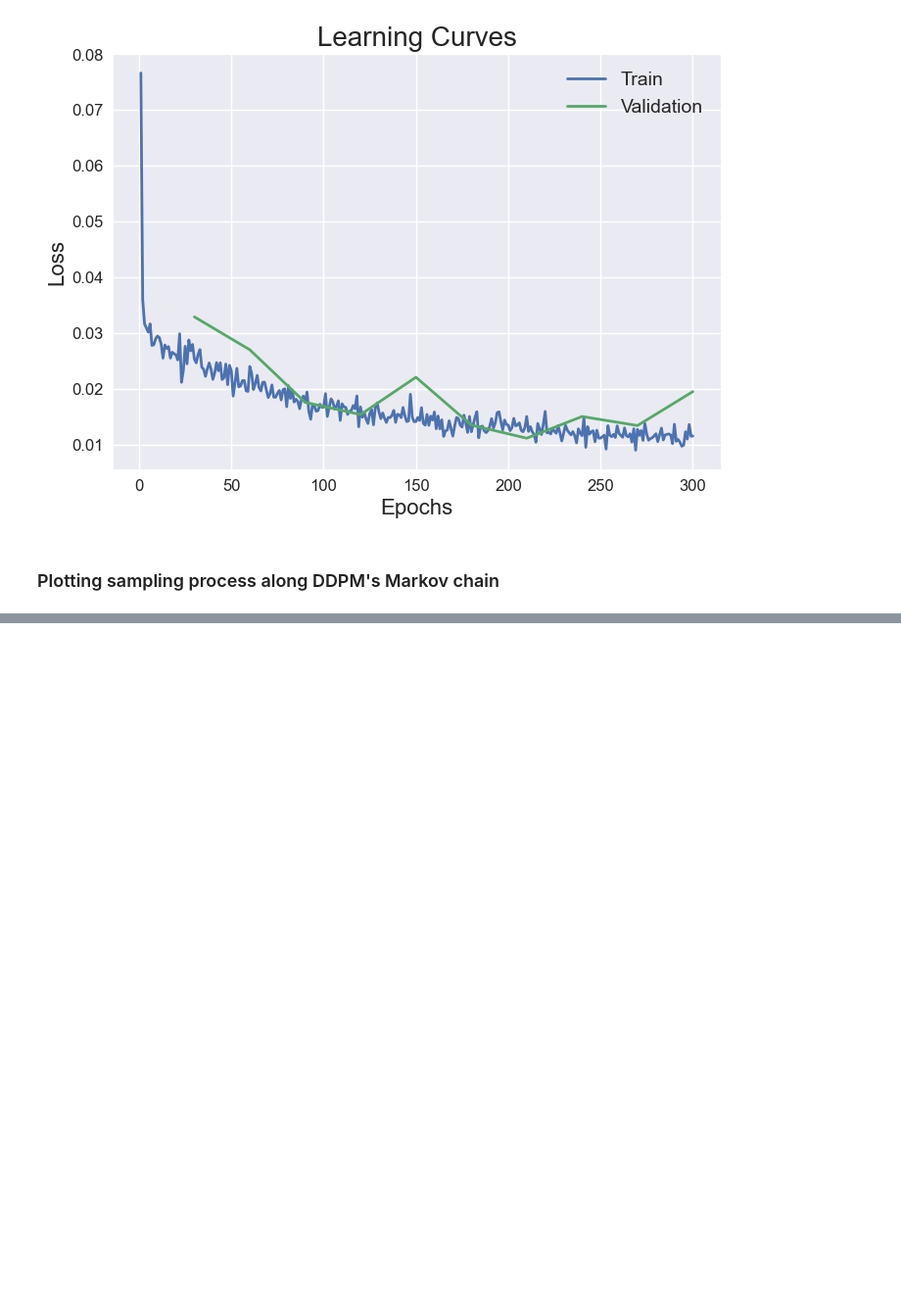
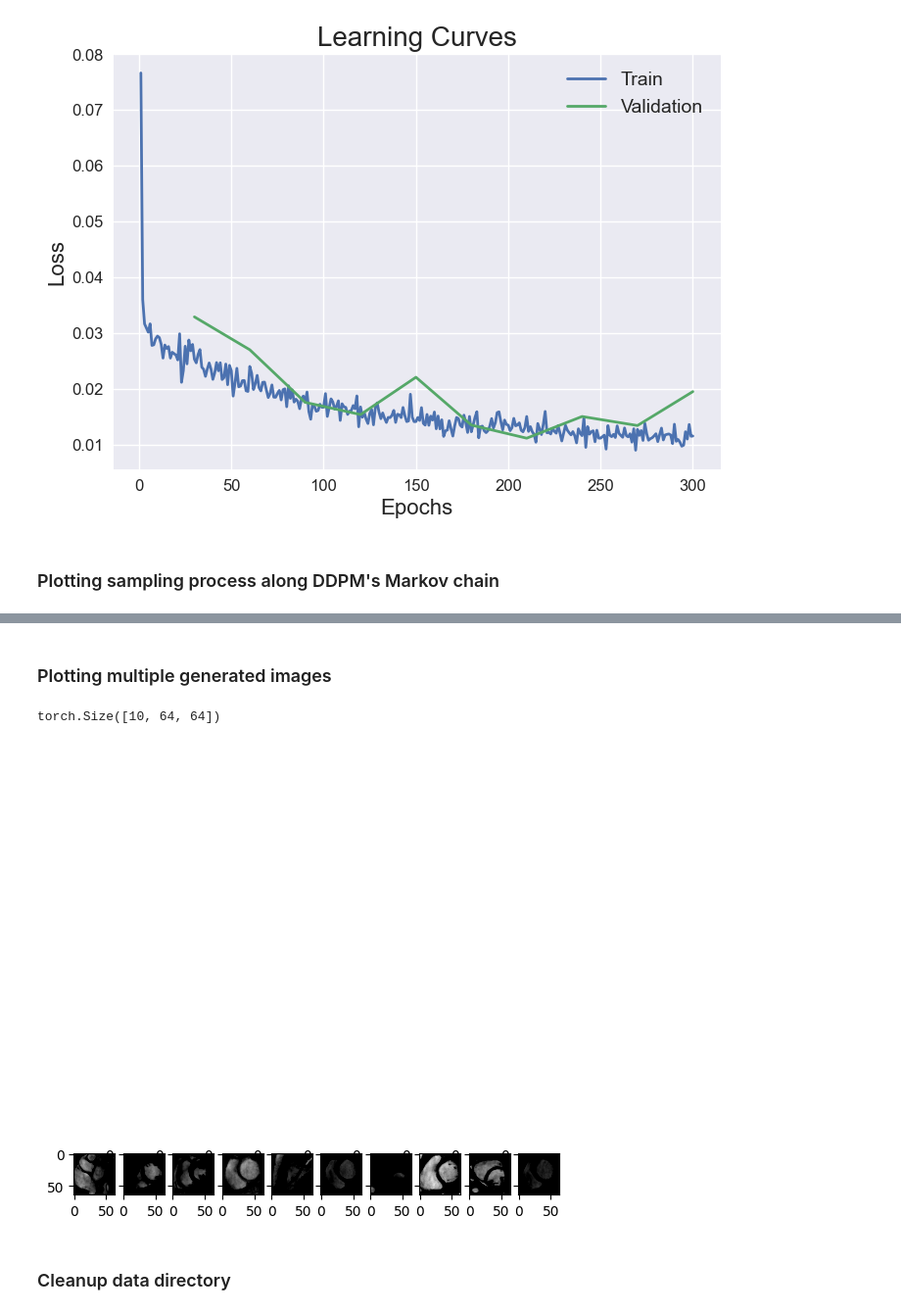
Before and after one commit to ShaoKAi100812/cmr_diffusion_models, a Jupyter notebook: monai_ddpm.ipynb, the cells around one changed output, grey strips where cells are left out. Shown at 98% size. Drawn from its saved outputs; the diff is of its cells as text; code cells hidden in the pictures; blank space fills up the shorter version.

Commit message:
feat: Dev multiple displayment

```diff
--- a/monai_ddpm.ipynb
+++ b/monai_ddpm.ipynb
@@ -404,0 +405,35 @@ plt.show()
+# %% [markdown]
+### Plotting multiple generated images
+# %%
+n_generations = 10
+
+model.eval()
+noise = torch.randn((n_generations, 1, 64, 64))
+noise = noise.to(device)
+scheduler.set_timesteps(num_inference_steps=total_timesteps)
+with autocast(enabled=True):
+    image = inferer.sample(
+        input_noise=noise, diffusion_model=model, scheduler=scheduler
+    )
+# %%
+image = image.cpu().squeeze()
+
+print(image.shape)
+
+#TODO: Modify layout
+plt.figure()
+plt.style.use("default")
+plt.tight_layout()
+plt.axis("off")
+f, axarr = plt.subplots(1, n_generations)
+for i in range(n_generations):
+    axarr[i].imshow(image[i], vmin=0, vmax=1, cmap="gray")
+# axarr[0].imshow(image[0], vmin=0, vmax=1, cmap="gray")
+# axarr[1].imshow(image[1], vmin=0, vmax=1, cmap="gray")
+plt.show()
+# %% [output]
+torch.Size([10, 64, 64])
+[figure, added]
+[figure, added]
+# %% [markdown]
+### Cleanup data directory
```
Also changed, not shown: parts of 2 cells of this notebook.
